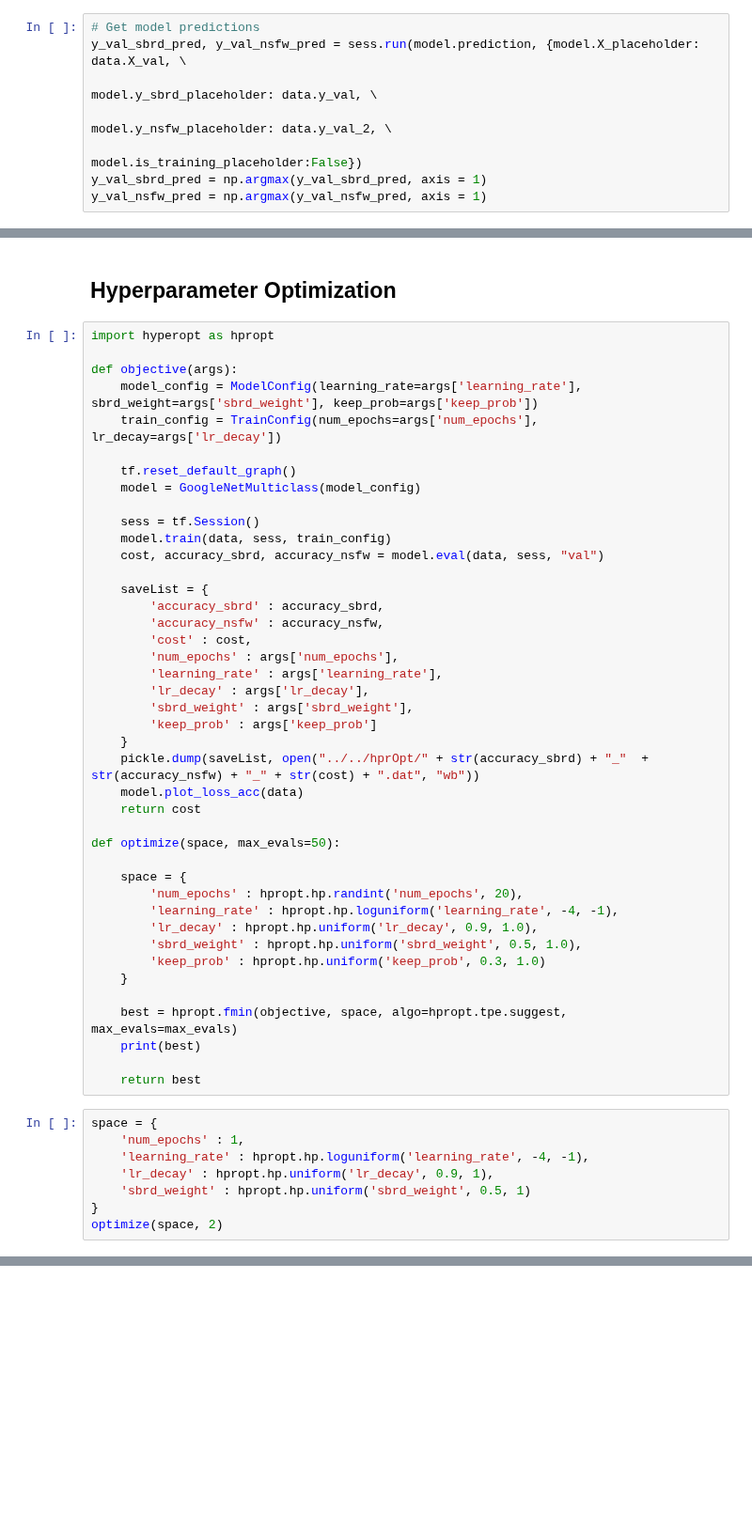
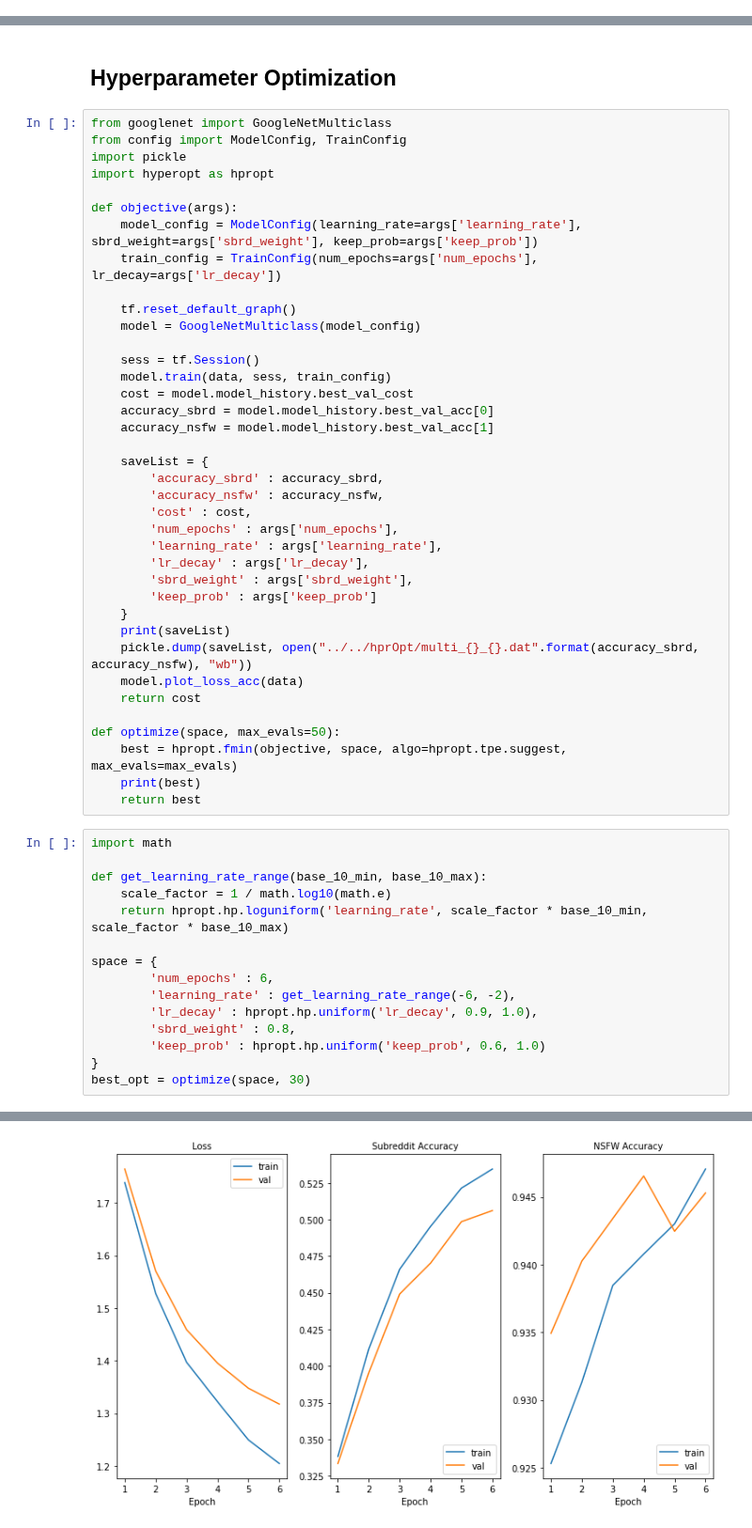
Before and after one commit to mohitrgiit/CS-231N-Final-Project, a Jupyter notebook: src/models/GoogleNet_multitask_classification.ipynb, the cells around one changed output, grey strips where cells are left out. Shown at 94% size. Drawn from its saved outputs; the diff is of its cells as text; blank space fills up the shorter version.

```diff
--- a/src/models/GoogleNet_multitask_classification.ipynb
+++ b/src/models/GoogleNet_multitask_classification.ipynb
@@ -128,8 +109,0 @@ model.plot_loss_acc(data)
-# %%
-# Get model predictions
-y_val_sbrd_pred, y_val_nsfw_pred = sess.run(model.prediction, {model.X_placeholder: data.X_val, \
-                                                               model.y_sbrd_placeholder: data.y_val, \
-                                                               model.y_nsfw_placeholder: data.y_val_2, \
-                                                               model.is_training_placeholder:False})
-y_val_sbrd_pred = np.argmax(y_val_sbrd_pred, axis = 1)
-y_val_nsfw_pred = np.argmax(y_val_nsfw_pred, axis = 1)
@@ -153,6 +110,9 @@ Normalized confusion matrix
 # %% [markdown]
 ## Hyperparameter Optimization
 # %%
+from googlenet import GoogleNetMulticlass
+from config import ModelConfig, TrainConfig
+import pickle
 import hyperopt as hpropt
 
 def objective(args):
@@ -164,7 +124,9 @@ def objective(args):
 
     sess = tf.Session()
     model.train(data, sess, train_config)
-    cost, accuracy_sbrd, accuracy_nsfw = model.eval(data, sess, "val")
+    cost = model.model_history.best_val_cost
+    accuracy_sbrd = model.model_history.best_val_acc[0]
+    accuracy_nsfw = model.model_history.best_val_acc[1]
 
     saveList = {
         'accuracy_sbrd' : accuracy_sbrd,
@@ -176,29 +138,28 @@ def objective(args):
         'sbrd_weight' : args['sbrd_weight'],
         'keep_prob' : args['keep_prob']
     }
-    pickle.dump(saveList, open("../../hprOpt/" + str(accuracy_sbrd) + "_"  + str(accuracy_nsfw) + "_" + str(cost) + ".dat", "wb"))
+    print(saveList)
+    pickle.dump(saveList, open("../../hprOpt/multi_{}_{}.dat".format(accuracy_sbrd, accuracy_nsfw), "wb"))
     model.plot_loss_acc(data)
     return cost
 
 def optimize(space, max_evals=50):
-
-    space = {
-        'num_epochs' : hpropt.hp.randint('num_epochs', 20),
-        'learning_rate' : hpropt.hp.loguniform('learning_rate', -4, -1),
-        'lr_decay' : hpropt.hp.uniform('lr_decay', 0.9, 1.0),
-        'sbrd_weight' : hpropt.hp.uniform('sbrd_weight', 0.5, 1.0),
-        'keep_prob' : hpropt.hp.uniform('keep_prob', 0.3, 1.0)
-    }
-
     best = hpropt.fmin(objective, space, algo=hpropt.tpe.suggest, max_evals=max_evals)
     print(best)
-
     return best
 # %%
+import math
+
+def get_learning_rate_range(base_10_min, base_10_max):
+    scale_factor = 1 / math.log10(math.e)
+    return hpropt.hp.loguniform('learning_rate', scale_factor * base_10_min, scale_factor * base_10_max)
+
 space = {
-    'num_epochs' : 1,
-    'learning_rate' : hpropt.hp.loguniform('learning_rate', -4, -1),
-    'lr_decay' : hpropt.hp.uniform('lr_decay', 0.9, 1),
-    'sbrd_weight' : hpropt.hp.uniform('sbrd_weight', 0.5, 1)
+        'num_epochs' : 6,
+        'learning_rate' : get_learning_rate_range(-6, -2),
+        'lr_decay' : hpropt.hp.uniform('lr_decay', 0.9, 1.0),
+        'sbrd_weight' : 0.8,
+        'keep_prob' : hpropt.hp.uniform('keep_prob', 0.6, 1.0)
 }
-optimize(space, 2)
+best_opt = optimize(space, 30)
+# %% [output]
@@ -204,0 +184 @@ optimize(space, 2)
+[figure, added]
```
Also changed, not shown: parts of 14 cells of this notebook.
